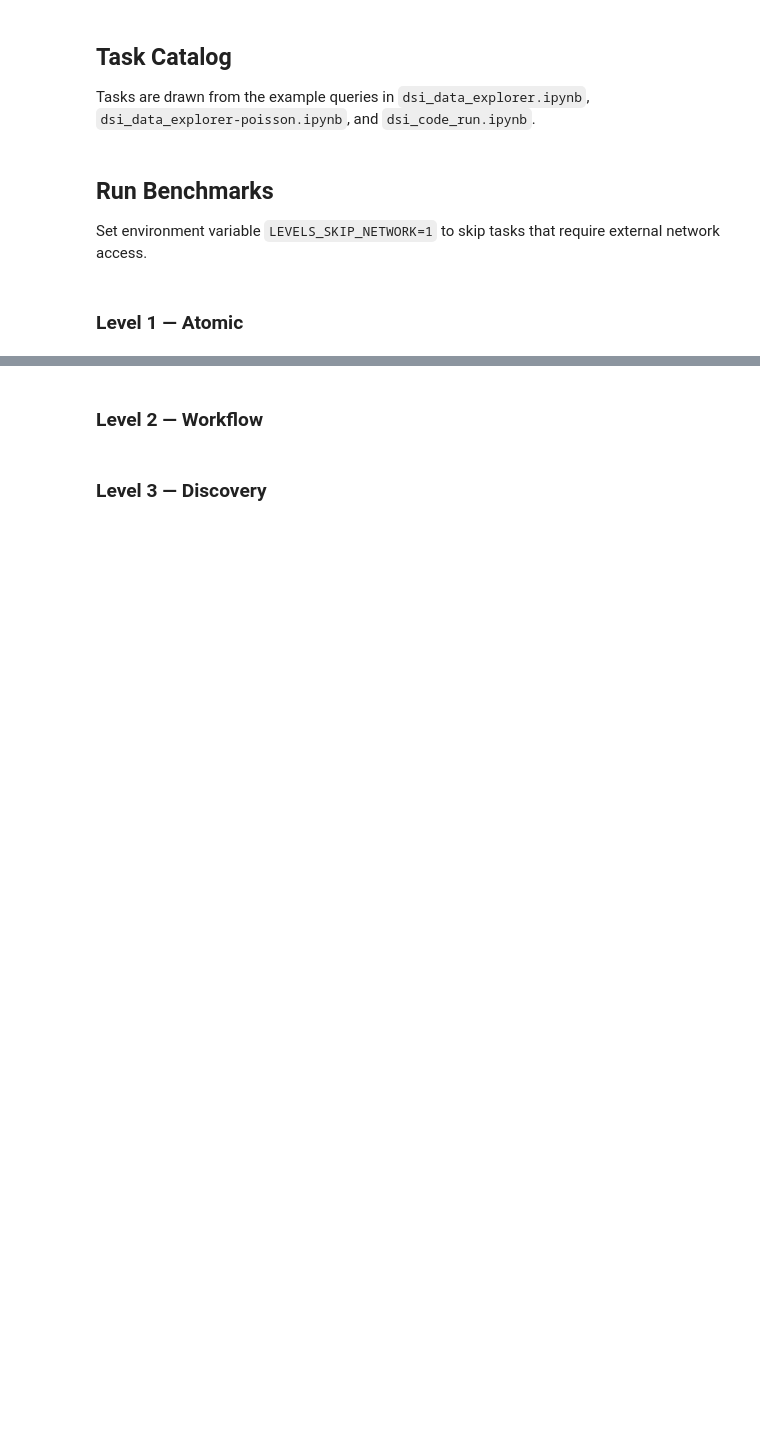
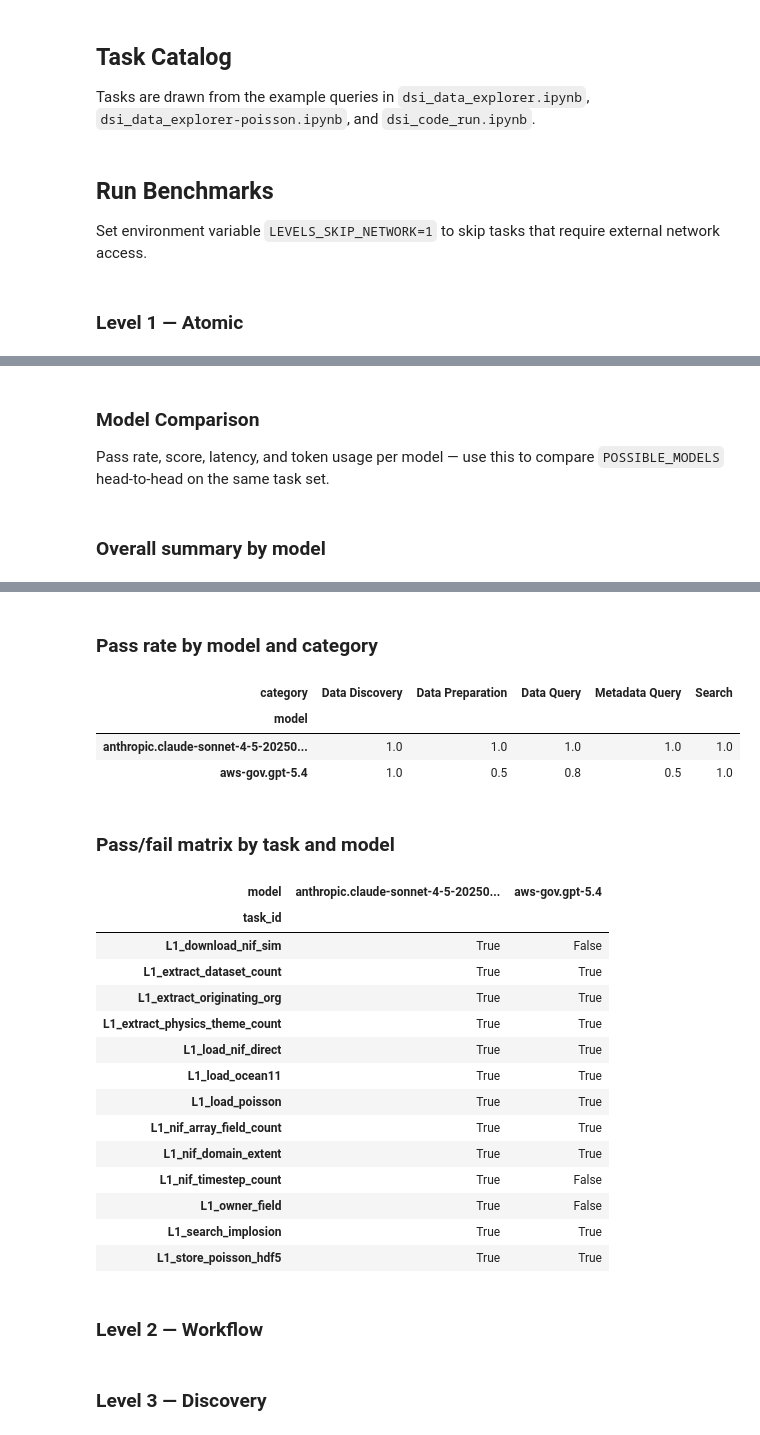
Before and after one commit to lanl/dsi, a Jupyter notebook: tools/ai_search/LEVELS_agent_test.ipynb, the cells around one changed output, grey strips where cells are left out. Drawn from its saved outputs; the diff is of its cells as text; code cells hidden in the pictures; blank space fills up the shorter version.

Commit message:
Finalizing Level 1 and adding levels 2 and 3 Infrastructure

```diff
--- a/tools/ai_search/LEVELS_agent_test.ipynb
+++ b/tools/ai_search/LEVELS_agent_test.ipynb
@@ -145,15 +153,17 @@ print(f"Using model: {LLM_MODEL} @ {AI_PORTAL_BASE_URL}")
 # %% [output]
 Using model: aws-gov.gpt-5.4 @ https://aiportal-api.aws.lanl.gov
 # %%
-def make_explorer() -> DSIExplorer:
+def make_explorer(llm: Optional[ChatOpenAI] = None) -> DSIExplorer:
     """Create a fresh DSIExplorer with a new workspace, thread, and master DB loaded.
 
     Resets cwd to AI_SEARCH_DIR first to avoid nested workspace folders on re-runs.
-    Passes MCP settings when USE_MCP is True.
+    Passes MCP settings when USE_MCP is True. Defaults to the global llm_model
+    (LLM_MODEL) when no llm is given, so existing single-model calls keep working;
+    pass a per-model client (e.g. make_llm(model_name)) to benchmark another model.
     """
     os.chdir(AI_SEARCH_DIR)  # avoid nested workspace folders on re-runs
     return DSIExplorer(
-        llm=llm_model,
+        llm=llm if llm is not None else llm_model,
         db_index_name=MASTER_DB,
         output_mode="jupyter",
         **({"use_mcp": True, "mcp_url": MCP_URL} if USE_MCP else {}),
@@ -600,7 +916,13 @@ def run_level(label: str, tasks: List[BenchmarkTask]) -> List[TaskResult]:
 # %% [markdown]
 ### Level 1 — Atomic
 # %%
-l1_results = run_level("level1_atomic", LEVEL1_TASKS)
+# Runs LEVEL1_TASKS once per model in MODELS_TO_RUN (defaults to POSSIBLE_MODELS),
+# each with its own fresh ChatOpenAI client + DSIExplorer(s), so results are comparable.
+# Set LEVELS_SKIP_NETWORK=1 beforehand to skip requires_network tasks for every model.
+l1_model_results = run_benchmark_all_models(LEVEL1_TASKS, MODELS_TO_RUN, level_label="level1_atomic")
+
+# Flatten into one dataframe, tagged by model, for side-by-side comparison
+l1_results = [r for results in l1_model_results.values() for r in results]
 l1_df = results_to_dataframe(l1_results)
 display(l1_df)
 # %% [output]
@@ -653,0 +965,32 @@ content='I couldn’t find a matching entry for `nifcylxyz_hdf5_plt_cnt_0000.fla
+# %% [markdown]
+### Model Comparison
+
+Pass rate, score, latency, and token usage per model — use this to compare `POSSIBLE_MODELS` head-to-head on the same task set.
+# %%
+display(Markdown("### Overall summary by model"))
+if "judge_efficiency_score" not in l1_df.columns:
+    l1_df["judge_efficiency_score"] = float("nan")  # older results predating score_efficiency
+model_summary = (
+    l1_df.groupby("model")
+    .agg(
+        pass_rate=("passed", "mean"),
+        avg_score=("score", "mean"),
+        avg_efficiency=("judge_efficiency_score", "mean"),
+        avg_tokens=("tokens", "mean"),
+        avg_elapsed_sec=("elapsed_sec", "mean"),
+        n_tasks=("task_id", "count"),
+    )
+    .round(2)
+    .sort_values("pass_rate", ascending=False)
+)
+display(model_summary)
+
+display(Markdown("### Pass rate by model and category"))
+category_pivot = l1_df.pivot_table(index="model", columns="category", values="passed", aggfunc="mean").round(2)
+display(category_pivot)
+
+display(Markdown("### Pass/fail matrix by task and model"))
+task_pivot = l1_df.pivot_table(index="task_id", columns="model", values="passed", aggfunc="first")
+display(task_pivot)
+# %% [output]
+### Overall summary by model
@@ -654,3 +1001,24 @@ content='I couldn’t find a matching entry for `nifcylxyz_hdf5_plt_cnt_0000.fla
+### Pass rate by model and category
+| category | Data Discovery | Data Preparation | Data Query | Metadata Query | Search |
+| model |  |  |  |  |  |
+| anthropic.claude-sonnet-4-5-20250... | 1.0 | 1.0 | 1.0 | 1.0 | 1.0 |
+| aws-gov.gpt-5.4 | 1.0 | 0.5 | 0.8 | 0.5 | 1.0 |
+### Pass/fail matrix by task and model
+| model | anthropic.claude-sonnet-4-5-20250... | aws-gov.gpt-5.4 |
+| task_id |  |  |
+| L1_download_nif_sim | True | False |
+| L1_extract_dataset_count | True | True |
+| L1_extract_originating_org | True | True |
+| L1_extract_physics_theme_count | True | True |
+| L1_load_nif_direct | True | True |
+| L1_load_ocean11 | True | True |
+| L1_load_poisson | True | True |
+| L1_nif_array_field_count | True | True |
+| L1_nif_domain_extent | True | True |
+| L1_nif_timestep_count | True | False |
+| L1_owner_field | True | False |
+| L1_search_implosion | True | True |
+| L1_store_poisson_hdf5 | True | True |
 # %% [markdown]
 ### Level 2 — Workflow
 # %%
```
Also changed, not shown: parts of 10 cells of this notebook, 1 other file.
